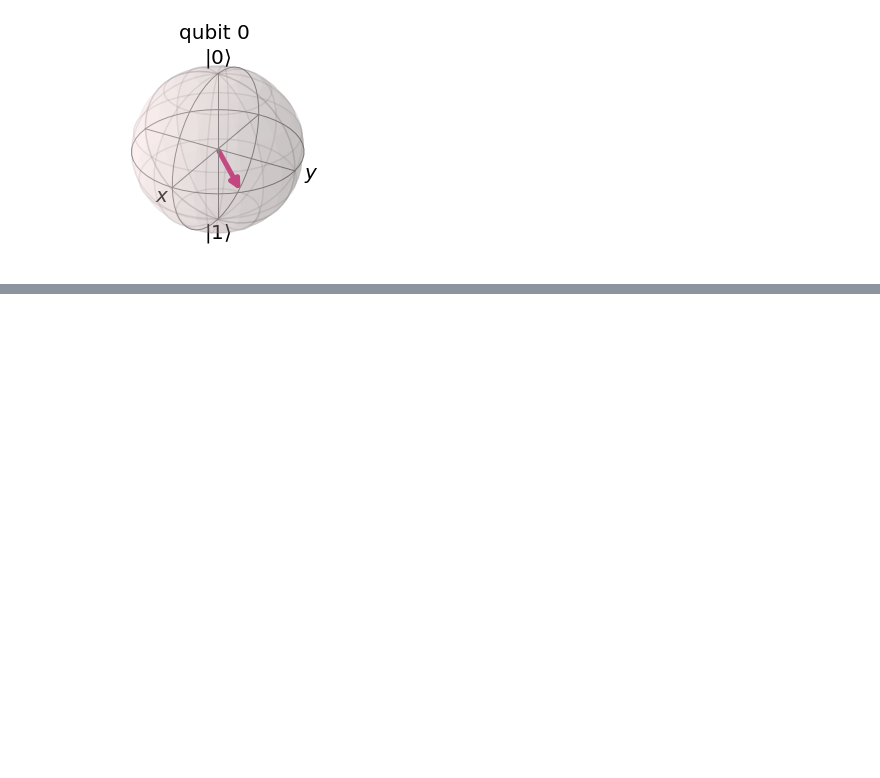
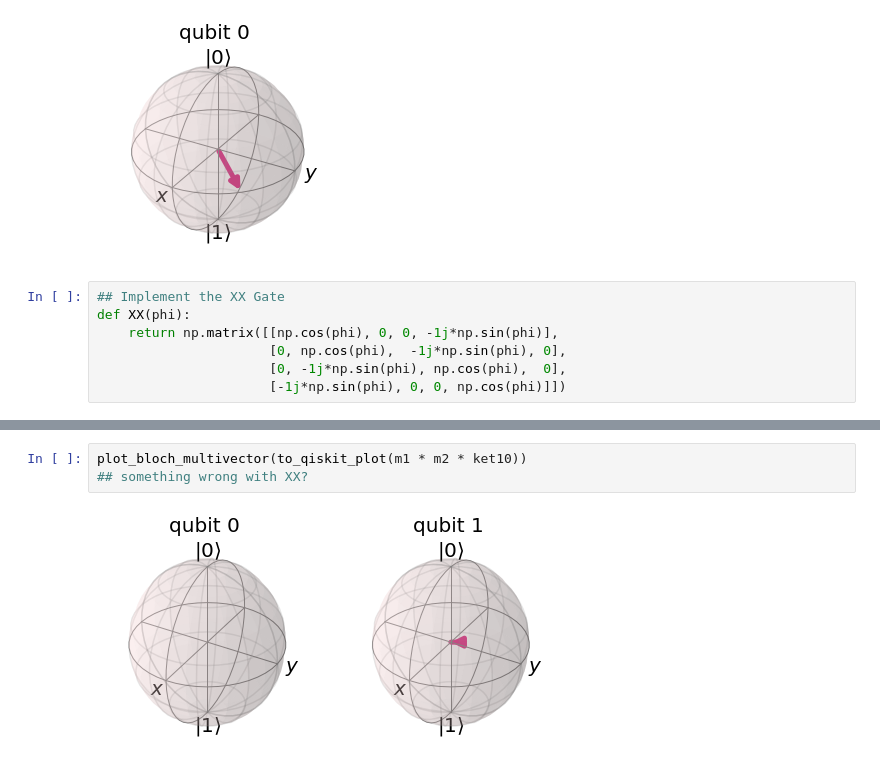
Before and after one commit to QC-at-Davis/npquantum, a Jupyter notebook: Ion-Trap-Gates.ipynb, the cells around one changed output, grey strips where cells are left out. Cells and saved outputs as stored; diff of their text form; blank space fills up the shorter version.

```diff
--- a/Ion-Trap-Gates.ipynb
+++ b/Ion-Trap-Gates.ipynb
@@ -71,3 +71,10 @@ plot_bloch_multivector(to_qiskit_plot(Rz_equiv(1, np.pi/4) * ketplus))
 plot_bloch_multivector(to_qiskit_plot(Rz_equiv(-1, np.pi/4) * ketplus))
 # %% [output]
 [figure]
+# %%
+## Implement the XX Gate
+def XX(phi):
+    return np.matrix([[np.cos(phi), 0, 0, -1j*np.sin(phi)],
+                      [0, np.cos(phi),  -1j*np.sin(phi), 0],
+                      [0, -1j*np.sin(phi), np.cos(phi),  0],
+                      [-1j*np.sin(phi), 0, 0, np.cos(phi)]])
@@ -73,0 +104,5 @@ plot_bloch_multivector(to_qiskit_plot(Rz_equiv(-1, np.pi/4) * ketplus))
+# %%
+plot_bloch_multivector(to_qiskit_plot(m1 * m2 * ket10))
+## something wrong with XX?
+# %% [output]
+[figure, added]
```
Also changed, not shown: parts of 11 cells of this notebook.
